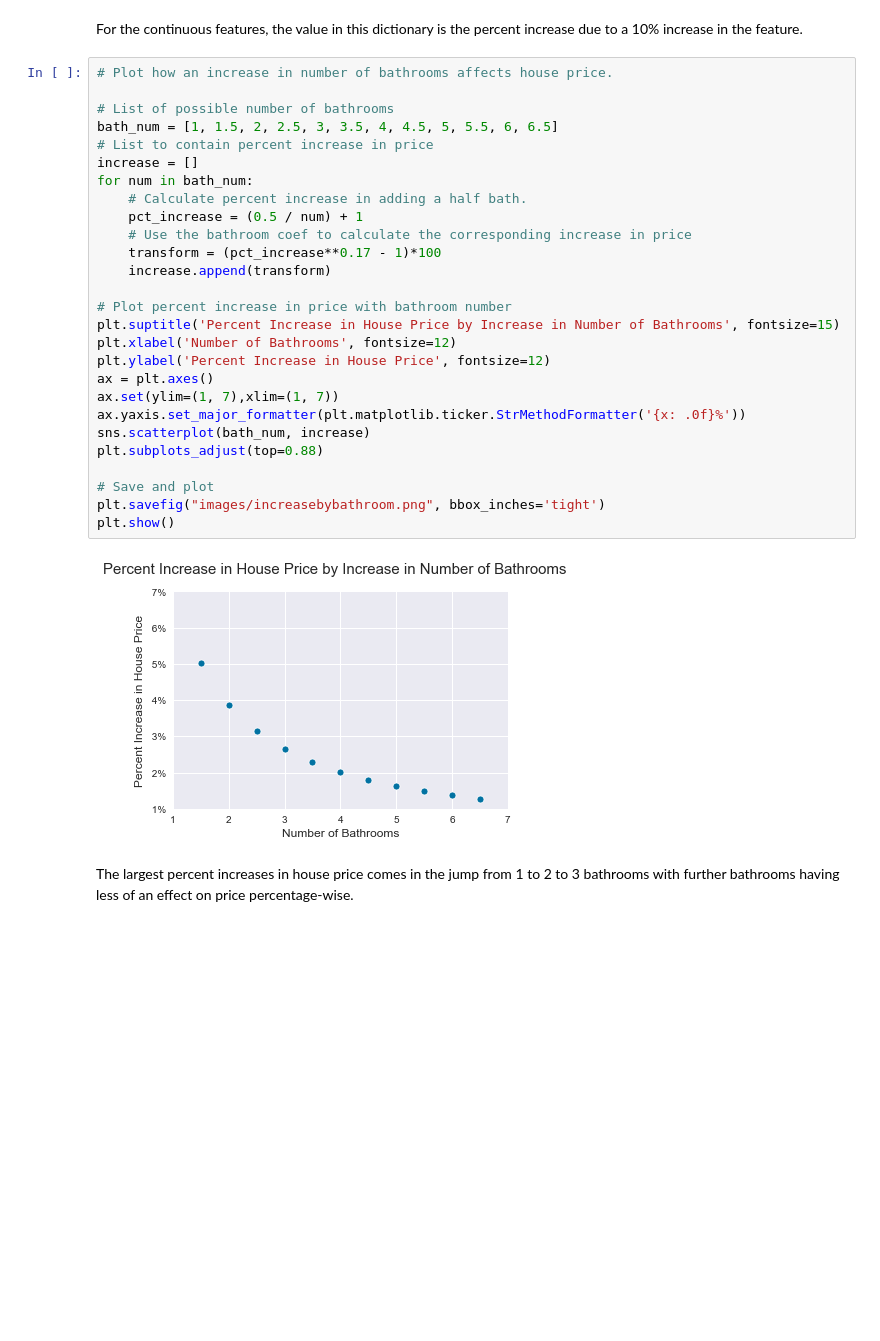
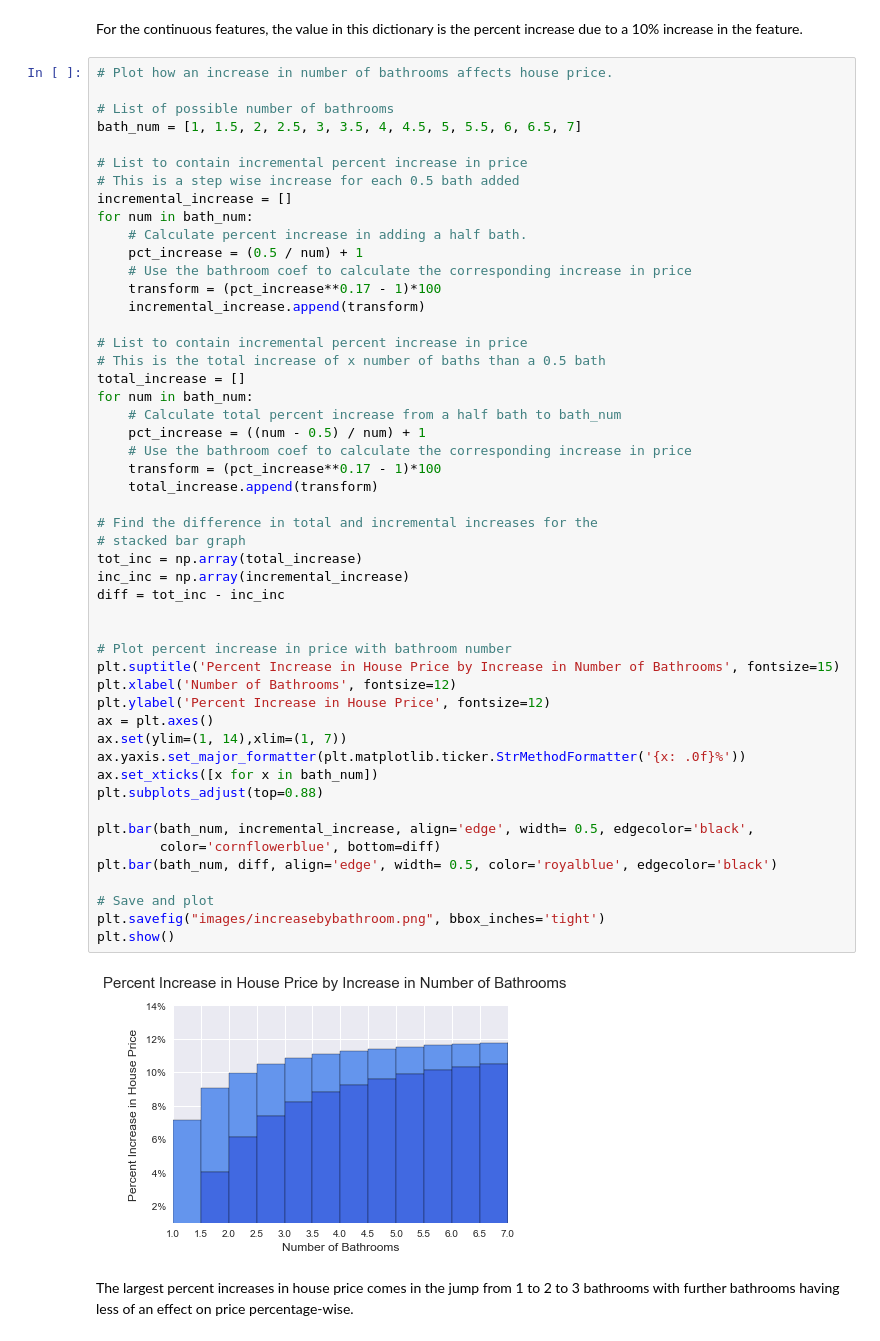
Before and after one commit to clreiner/KingCountyHousingProject, a Jupyter notebook: notebook.ipynb, the cells around one changed output. Drawn from its saved outputs; the diff is of its cells as text; blank space fills up the shorter version.

Commit message:
New Format for 2 figures

```diff
--- a/notebook.ipynb
+++ b/notebook.ipynb
@@ -989,31 +989,54 @@ For the continuous features, the value in this dictionary is the percent increas
 # %%
 # Plot how an increase in number of bathrooms affects house price.
 
 # List of possible number of bathrooms
-bath_num = [1, 1.5, 2, 2.5, 3, 3.5, 4, 4.5, 5, 5.5, 6, 6.5]
-# List to contain percent increase in price
-increase = []
+bath_num = [1, 1.5, 2, 2.5, 3, 3.5, 4, 4.5, 5, 5.5, 6, 6.5, 7]
+
+# List to contain incremental percent increase in price
+# This is a step wise increase for each 0.5 bath added
+incremental_increase = []
 for num in bath_num:
     # Calculate percent increase in adding a half bath.
     pct_increase = (0.5 / num) + 1
     # Use the bathroom coef to calculate the corresponding increase in price
     transform = (pct_increase**0.17 - 1)*100
-    increase.append(transform)
+    incremental_increase.append(transform)
+
+# List to contain incremental percent increase in price
+# This is the total increase of x number of baths than a 0.5 bath
+total_increase = []
+for num in bath_num:
+    # Calculate total percent increase from a half bath to bath_num
+    pct_increase = ((num - 0.5) / num) + 1
+    # Use the bathroom coef to calculate the corresponding increase in price
+    transform = (pct_increase**0.17 - 1)*100
+    total_increase.append(transform)
+
+# Find the difference in total and incremental increases for the
+# stacked bar graph
+tot_inc = np.array(total_increase)
+inc_inc = np.array(incremental_increase)
+diff = tot_inc - inc_inc
+
 
 # Plot percent increase in price with bathroom number
 plt.suptitle('Percent Increase in House Price by Increase in Number of Bathrooms', fontsize=15)
 plt.xlabel('Number of Bathrooms', fontsize=12)
 plt.ylabel('Percent Increase in House Price', fontsize=12)
 ax = plt.axes()
-ax.set(ylim=(1, 7),xlim=(1, 7))
+ax.set(ylim=(1, 14),xlim=(1, 7))
 ax.yaxis.set_major_formatter(plt.matplotlib.ticker.StrMethodFormatter('{x: .0f}%'))
-sns.scatterplot(bath_num, increase)
+ax.set_xticks([x for x in bath_num])
 plt.subplots_adjust(top=0.88)
+
+plt.bar(bath_num, incremental_increase, align='edge', width= 0.5, edgecolor='black',
+        color='cornflowerblue', bottom=diff)
+plt.bar(bath_num, diff, align='edge', width= 0.5, color='royalblue', edgecolor='black')
 
 # Save and plot
 plt.savefig("images/increasebybathroom.png", bbox_inches='tight')
 plt.show()
 # %% [output]
-[figure, old version]
+[figure, new version]
 # %% [markdown]
 The largest percent increases in house price comes in the jump from 1 to 2 to 3 bathrooms with further bathrooms having less of an effect on price percentage-wise.
```
Also changed, not shown: parts of 6 cells of this notebook, 3 other files.
